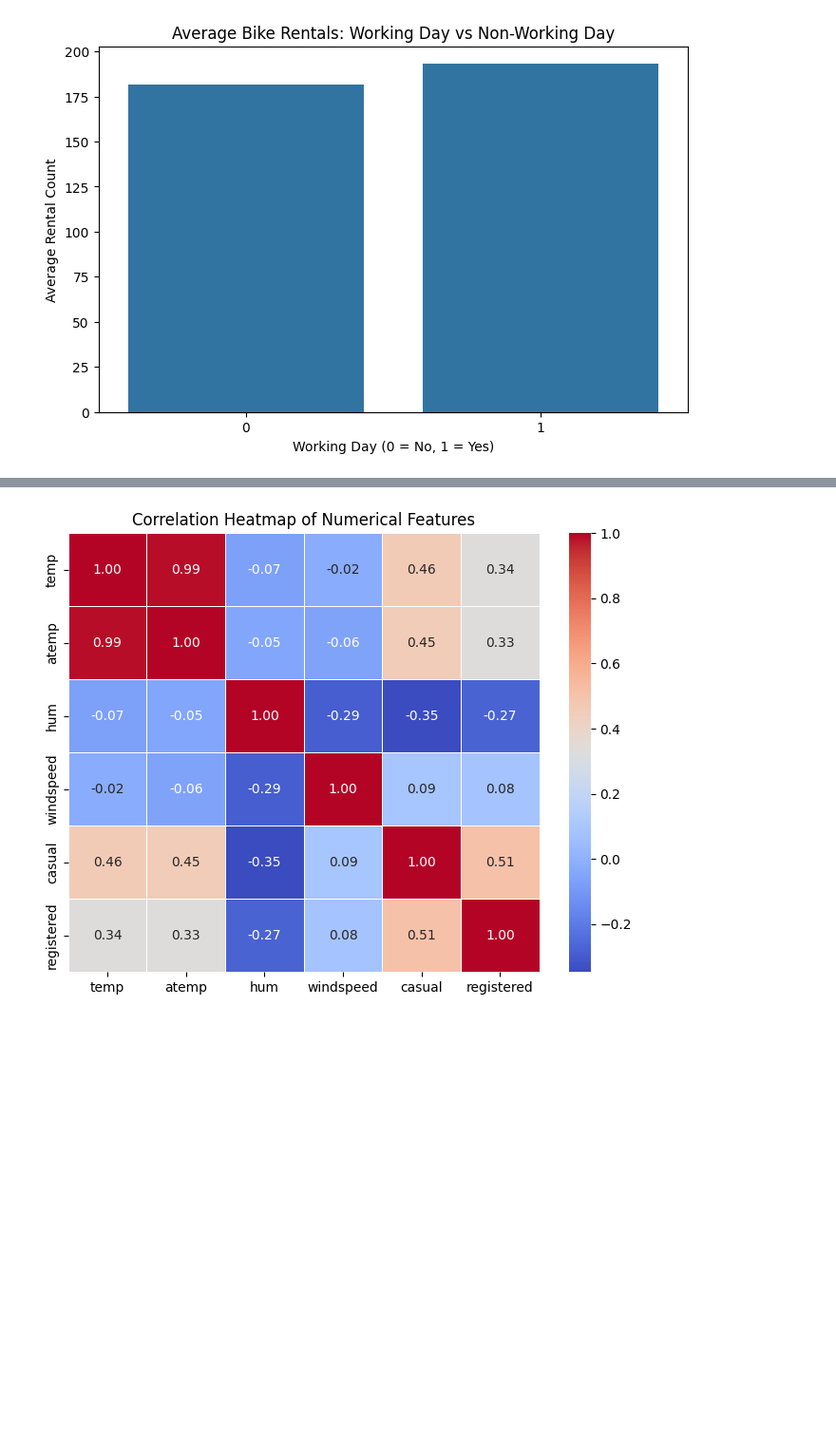
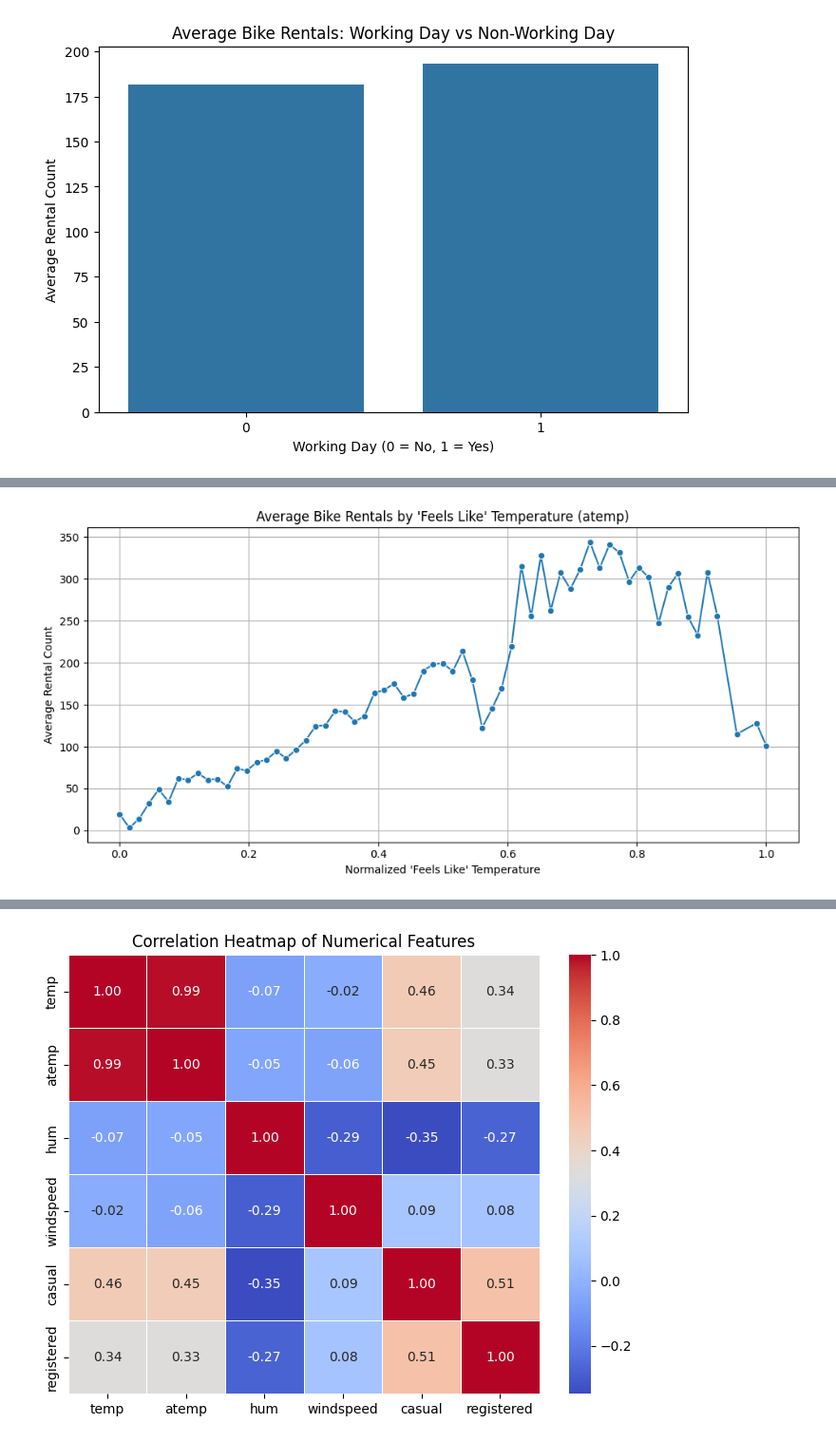
Before and after one commit to hibbakamas/ML-fundamentals-2025, a Jupyter notebook: assignment_2_Hibba_Kamas.ipynb, the cells around one changed output, grey strips where cells are left out. Shown at 95% size. Cells and saved outputs as stored; diff of their text form; code cells hidden in the pictures; blank space fills up the shorter version.

```diff
--- a/assignment_2_Hibba_Kamas.ipynb
+++ b/assignment_2_Hibba_Kamas.ipynb
@@ -373,0 +401,15 @@ hum
+# %%
+# Average rentals by atemp
+avg_atemp = df.groupby("atemp")["cnt"].mean().reset_index()
+
+# Line plot
+plt.figure(figsize=(10, 5))
+sns.lineplot(x="atemp", y="cnt", data=avg_atemp, marker="o")
+plt.title("Average Bike Rentals by 'Feels Like' Temperature (atemp)")
+plt.xlabel("Normalized 'Feels Like' Temperature")
+plt.ylabel("Average Rental Count")
+plt.grid(True)
+plt.tight_layout()
+plt.show()
+# %% [output]
+[figure, added]
```
Also changed, not shown: parts of 24 cells of this notebook.
